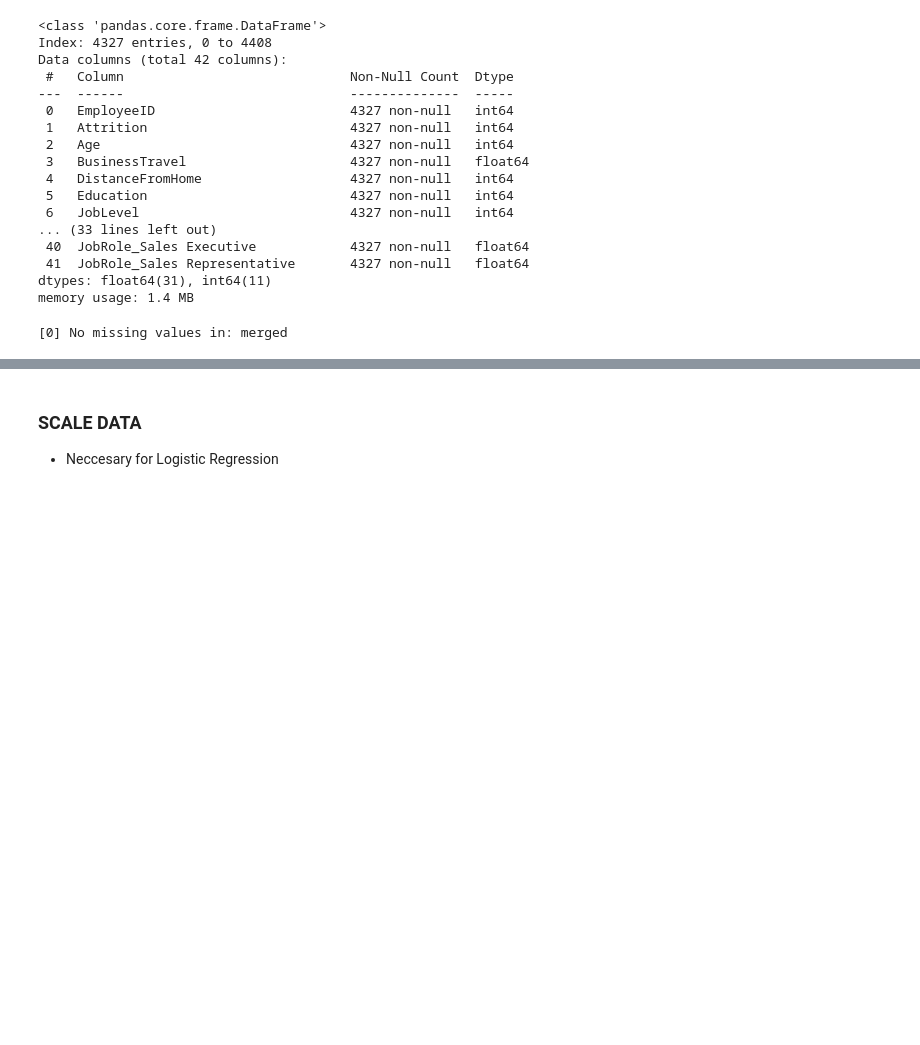
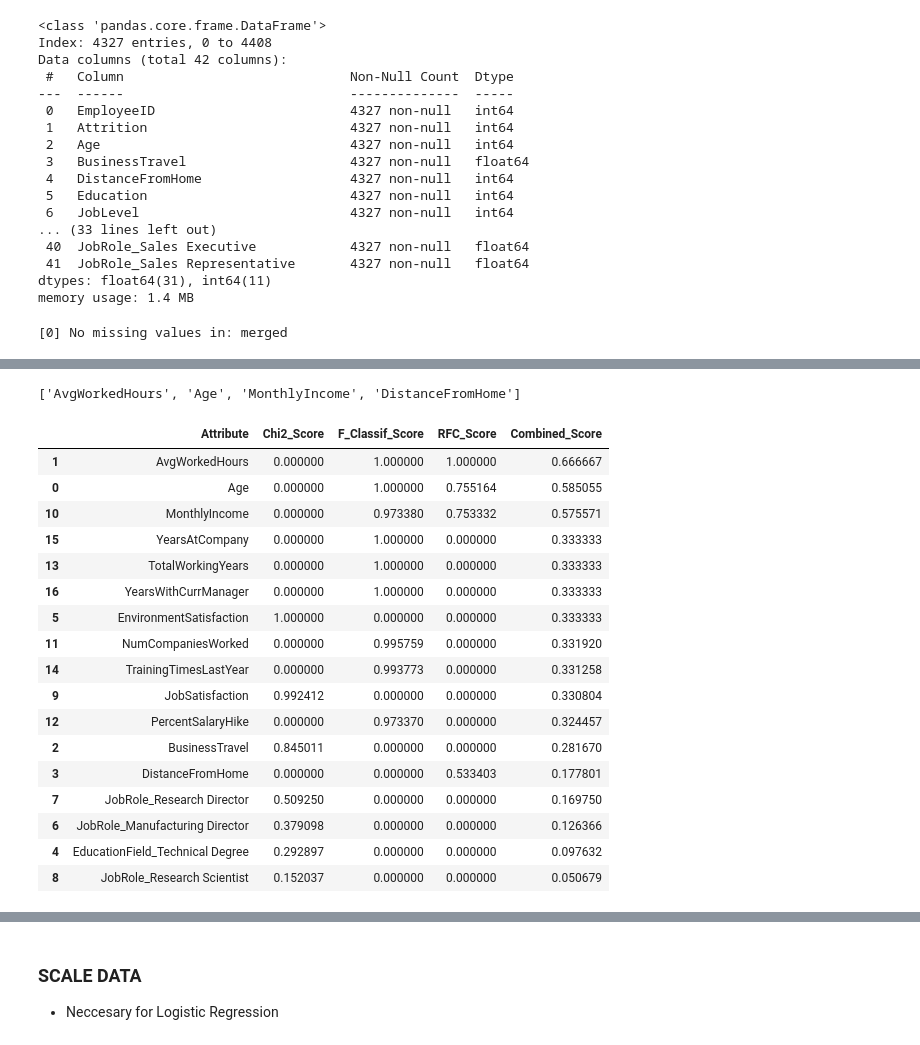
Before and after one commit to equisdel/INDIAI, a Jupyter notebook: final.ipynb, the cells around one changed output, grey strips where cells are left out. Cells and saved outputs as stored; diff of their text form; code cells hidden in the pictures; blank space fills up the shorter version.

```diff
--- a/final.ipynb
+++ b/final.ipynb
@@ -1597,0 +1642,54 @@ Feature importances using RandomForestClassifier:
+# %%
+relevant_chi2
+relevant_f_classif
+relevant_rfc
+# %% [output]
+['AvgWorkedHours', 'Age', 'MonthlyIncome', 'DistanceFromHome']
+# %%
+import pandas as pd
+from sklearn.preprocessing import MinMaxScaler
+
+# Create a DataFrame for each criterion
+chi2_df = pd.DataFrame(list(relevant_chi2.items()), columns=['Attribute', 'Chi2_Score'])
+f_classif_df = pd.DataFrame(list(relevant_f_classif.items()), columns=['Attribute', 'F_Classif_Score'])
+rfc_df = pd.DataFrame(list(relevant_rfc.items()), columns=['Attribute', 'RFC_Score'])
+
+# Merge the scores into a single DataFrame
+merged_df = pd.merge(chi2_df, f_classif_df, on='Attribute', how='outer')
+merged_df = pd.merge(merged_df, rfc_df, on='Attribute', how='outer')
+
+# Fill NaN scores with 0 (or another suitable value)
+merged_df = merged_df.fillna(0)
+
+# Normalize the scores using MinMaxScaler
+scaler = MinMaxScaler()
+score_columns = ['Chi2_Score', 'F_Classif_Score', 'RFC_Score']
+merged_df[score_columns] = scaler.fit_transform(merged_df[score_columns])
+
+# Calculate a combined score (equal weights for all criteria)
+merged_df['Combined_Score'] = merged_df[score_columns].mean(axis=1)
+
+# Sort the attributes by the combined score
+sorted_df = merged_df.sort_values(by='Combined_Score', ascending=False)
+
+# Display the final sorted DataFrame
+sorted_df
+# %% [output]
+|  | Attribute | Chi2_Score | F_Classif_Score | RFC_Score | Combined_Score |
+| 1 | AvgWorkedHours | 0.000000 | 1.000000 | 1.000000 | 0.666667 |
+| 0 | Age | 0.000000 | 1.000000 | 0.755164 | 0.585055 |
+| 10 | MonthlyIncome | 0.000000 | 0.973380 | 0.753332 | 0.575571 |
+| 15 | YearsAtCompany | 0.000000 | 1.000000 | 0.000000 | 0.333333 |
+| 13 | TotalWorkingYears | 0.000000 | 1.000000 | 0.000000 | 0.333333 |
+| 16 | YearsWithCurrManager | 0.000000 | 1.000000 | 0.000000 | 0.333333 |
+| 5 | EnvironmentSatisfaction | 1.000000 | 0.000000 | 0.000000 | 0.333333 |
+| 11 | NumCompaniesWorked | 0.000000 | 0.995759 | 0.000000 | 0.331920 |
+| 14 | TrainingTimesLastYear | 0.000000 | 0.993773 | 0.000000 | 0.331258 |
+| 9 | JobSatisfaction | 0.992412 | 0.000000 | 0.000000 | 0.330804 |
+| 12 | PercentSalaryHike | 0.000000 | 0.973370 | 0.000000 | 0.324457 |
+| 2 | BusinessTravel | 0.845011 | 0.000000 | 0.000000 | 0.281670 |
+| 3 | DistanceFromHome | 0.000000 | 0.000000 | 0.533403 | 0.177801 |
+| 7 | JobRole_Research Director | 0.509250 | 0.000000 | 0.000000 | 0.169750 |
+| 6 | JobRole_Manufacturing Director | 0.379098 | 0.000000 | 0.000000 | 0.126366 |
+| 4 | EducationField_Technical Degree | 0.292897 | 0.000000 | 0.000000 | 0.097632 |
+| 8 | JobRole_Research Scientist | 0.152037 | 0.000000 | 0.000000 | 0.050679 |
```
Also changed, not shown: parts of 20 cells of this notebook, 2 other files.
